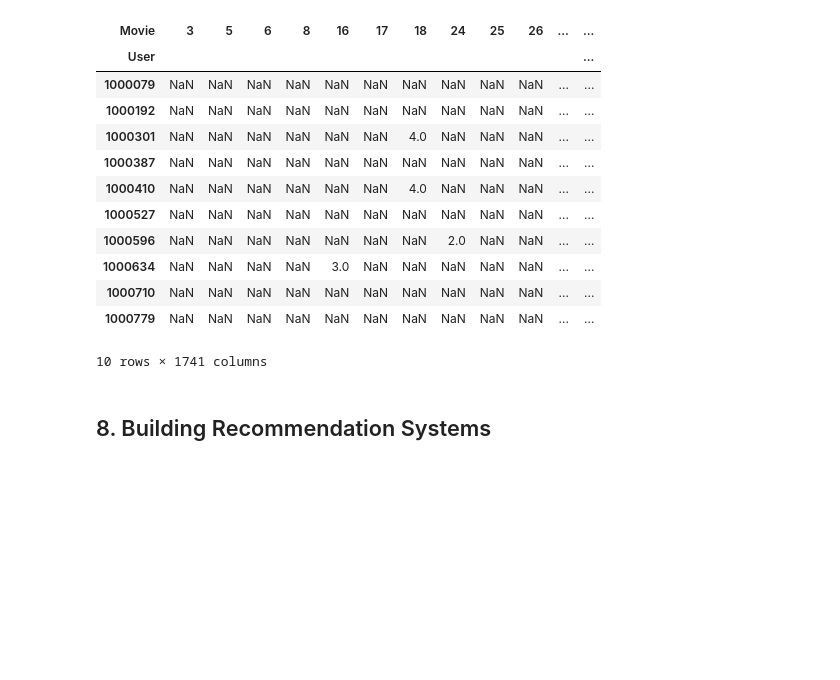
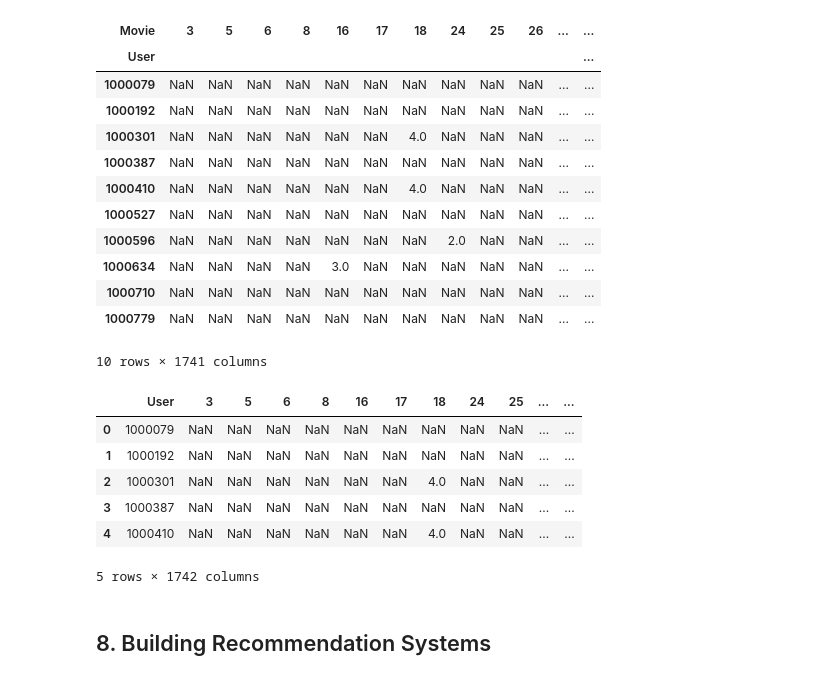
Before and after one commit to yegorkryukov/springboard, a Jupyter notebook: 17.4.1-recommendation-systems-mini-project/Mini_Project_Recommendation_Systems.ipynb, the cells around one changed output. Saved outputs shown, nothing was run; the diff lists cells and outputs as text; code cells hidden in the pictures; blank space fills up the shorter version.

```diff
--- a/17.4.1-recommendation-systems-mini-project/Mini_Project_Recommendation_Systems.ipynb
+++ b/17.4.1-recommendation-systems-mini-project/Mini_Project_Recommendation_Systems.ipynb
@@ -361,3 +367,14 @@ Shape User-Movie-Matrix:        (20828, 1741)
+# %%
+df_p = pd.read_csv('./data/df_p.csv')
+df_p.head()
+# %% [output]
+|  | User | 3 | 5 | 6 | 8 | 16 | 17 | 18 | 24 | 25 | ... | ... |
+| 0 | 1000079 | NaN | NaN | NaN | NaN | NaN | NaN | NaN | NaN | NaN | ... | ... |
+| 1 | 1000192 | NaN | NaN | NaN | NaN | NaN | NaN | NaN | NaN | NaN | ... | ... |
+| 2 | 1000301 | NaN | NaN | NaN | NaN | NaN | NaN | 4.0 | NaN | NaN | ... | ... |
+| 3 | 1000387 | NaN | NaN | NaN | NaN | NaN | NaN | NaN | NaN | NaN | ... | ... |
+| 4 | 1000410 | NaN | NaN | NaN | NaN | NaN | NaN | 4.0 | NaN | NaN | ... | ... |
+5 rows × 1742 columns
 # %% [markdown]
 ## 8. Building Recommendation Systems
 # %% [markdown]
```
Also changed, not shown: parts of 34 cells of this notebook.
